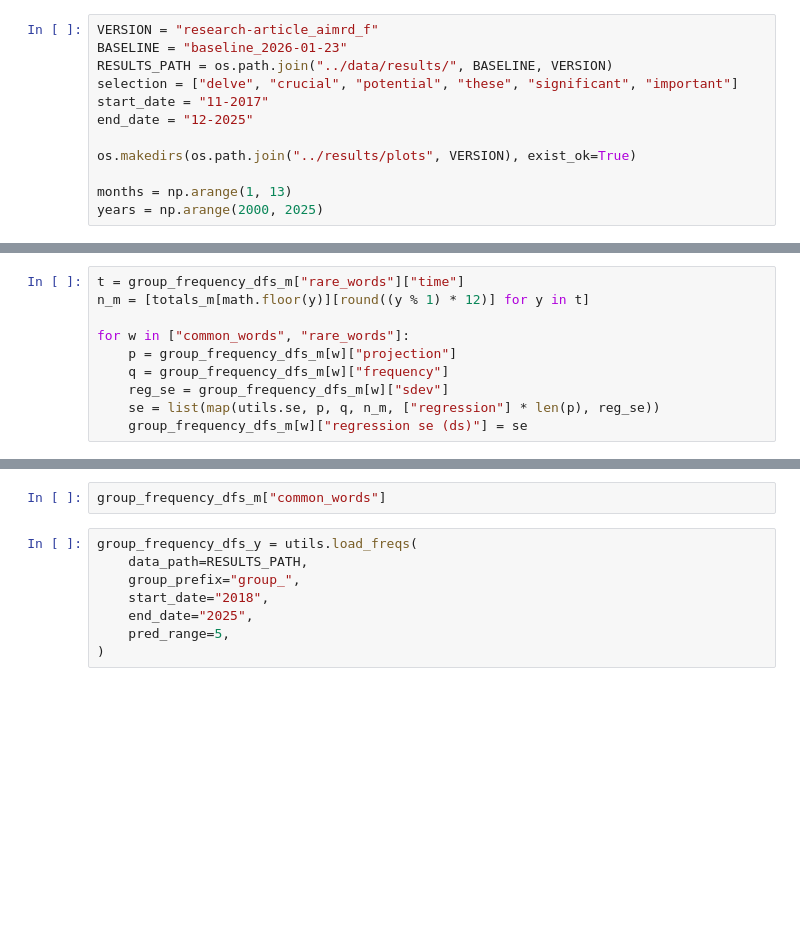
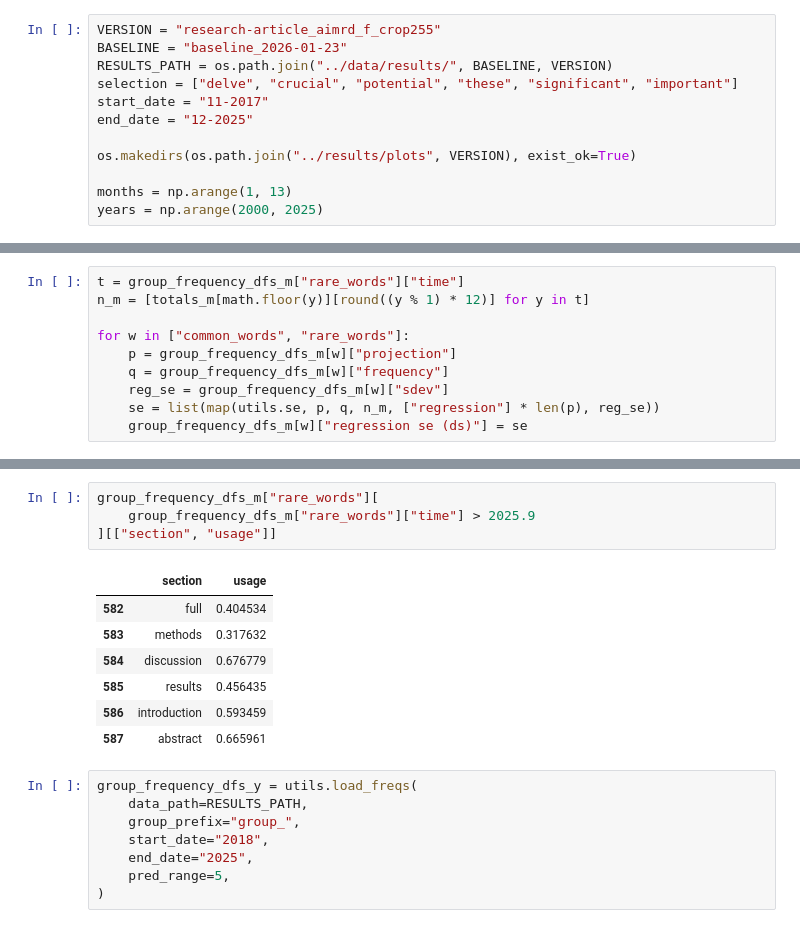
Before and after one commit to LenaHolzwarth/llms_in_academia, a Jupyter notebook: scripts/07_frequency_plots.ipynb, the cells around one changed output, grey strips where cells are left out. Cells and saved outputs as stored; diff of their text form; blank space fills up the shorter version.

```diff
--- a/scripts/07_frequency_plots.ipynb
+++ b/scripts/07_frequency_plots.ipynb
@@ -21,7 +21,7 @@ jupyter_black.load()
 # %%
 plt.style.use("../src/mpl_style.txt")
 # %%
-VERSION = "research-article_aimrd_f"
+VERSION = "research-article_aimrd_f_crop255"
 BASELINE = "baseline_2026-01-23"
 RESULTS_PATH = os.path.join("../data/results/", BASELINE, VERSION)
 selection = ["delve", "crucial", "potential", "these", "significant", "important"]
@@ -403,5 +418,15 @@ for w in ["common_words", "rare_words"]:
 # %%
-group_frequency_dfs_m["common_words"]
+group_frequency_dfs_m["rare_words"][
+    group_frequency_dfs_m["rare_words"]["time"] > 2025.9
+][["section", "usage"]]
+# %% [output]
+|  | section | usage |
+| 582 | full | 0.404534 |
+| 583 | methods | 0.317632 |
+| 584 | discussion | 0.676779 |
+| 585 | results | 0.456435 |
+| 586 | introduction | 0.593459 |
+| 587 | abstract | 0.665961 |
 # %%
 group_frequency_dfs_y = utils.load_freqs(
     data_path=RESULTS_PATH,
```
Also changed, not shown: parts of 5 cells of this notebook, 12 other files.
